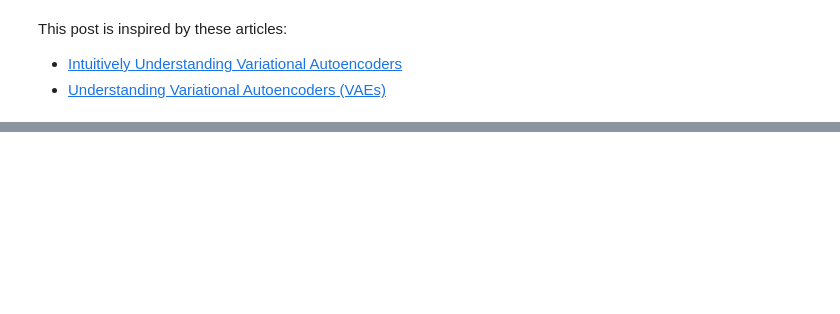
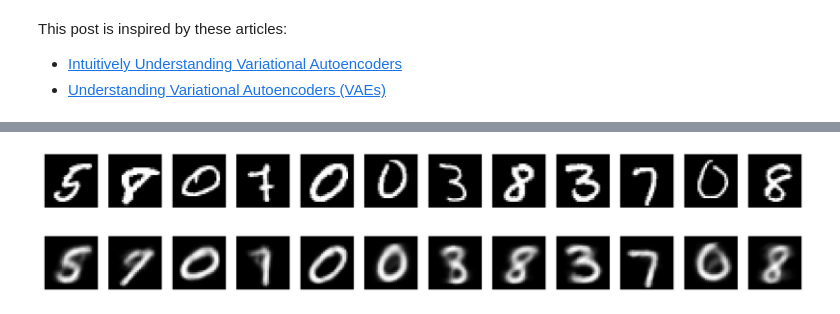
Before and after one commit to diesistdername/thesis-vae-tutorial, a Jupyter notebook: vae.ipynb, the cells around one changed output, grey strips where cells are left out. Drawn from its saved outputs; the diff is of its cells as text; code cells hidden in the pictures; blank space fills up the shorter version.

```diff
--- a/vae.ipynb
+++ b/vae.ipynb
@@ -477,0 +392,44 @@ This post is inspired by these articles:
+# %%
+class Decoder(nn.Module):
+    def __init__(self, latent_dims):
+        super(Decoder, self).__init__()
+        self.linear1 = nn.Linear(latent_dims, dims)
+        self.linear2 = nn.Linear(dims, 784)
+
+    def forward(self, z):
+        z = F.relu(self.linear1(z))
+        z = torch.sigmoid(self.linear2(z))
+        return z.reshape((-1, 1, 28, 28))
+# %%
+class VariationalAutoencoder(nn.Module):
+    def __init__(self, latent_dims):
+        super(VariationalAutoencoder, self).__init__()
+        self.encoder = VariationalEncoder(latent_dims)
+        self.decoder = Decoder(latent_dims)
+
+    def forward(self, x):
+        z = self.encoder(x)
+        return self.decoder(z)
+# %%
+latent_dims = 3
+autoencoder = VariationalAutoencoder(latent_dims).to(device) # GPU
+# %%
+autoencoder = train(autoencoder, data)
+# %%
+# Get 12 images from the data loader
+images, _ = next(iter(data))
+images = images[:12]
+
+# Encode and decode the images using the autoencoder
+encoded = autoencoder.encoder(images.to(device))
+decoded = autoencoder.decoder(encoded).cpu().detach()
+
+# Plot the original and reconstructed images side by side
+fig, axs = plt.subplots(2, 12, figsize=(15, 3))
+for i in range(12):
+    axs[0, i].imshow(images[i, 0], cmap='gray')
+    axs[1, i].imshow(decoded[i, 0], cmap='gray')
+    axs[0, i].axis('off')
+    axs[1, i].axis('off')
+# %% [output]
+[figure, added]
```
Also changed, not shown: parts of 27 cells of this notebook.
